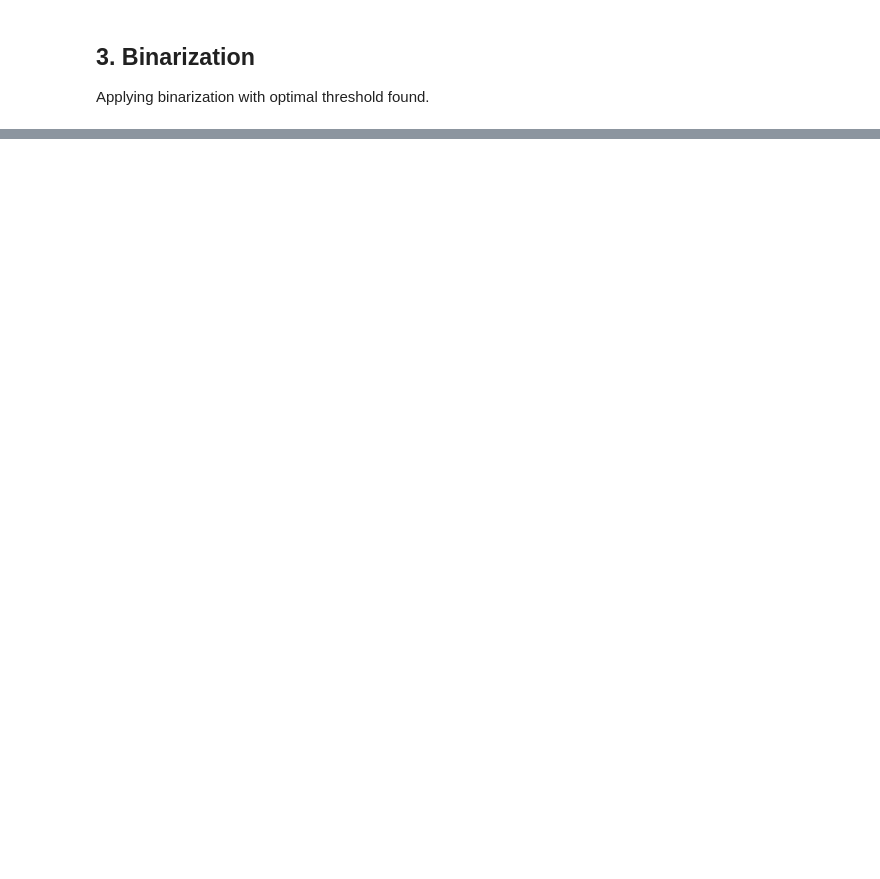
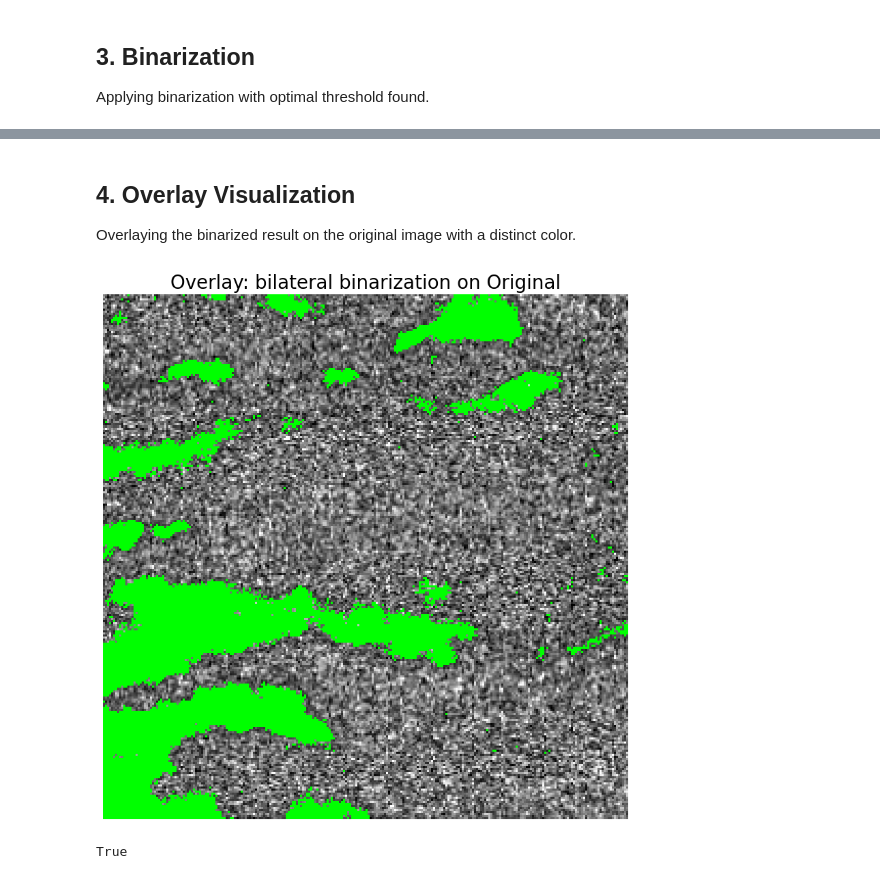
Before and after one commit to HenriqueMayer/t1-introducao-a-visao-computacional, a Jupyter notebook: notebooks/pipeline_demo.ipynb, the cells around one changed output, grey strips where cells are left out. Saved outputs shown, nothing was run; the diff lists cells and outputs as text; code cells hidden in the pictures; blank space fills up the shorter version.

```diff
--- a/notebooks/pipeline_demo.ipynb
+++ b/notebooks/pipeline_demo.ipynb
@@ -106,0 +106,26 @@ plt.show()
+# %% [markdown]
+## 4. Overlay Visualization
+
+Overlaying the binarized result on the original image with a distinct color.
+# %%
+# Choose the best filter (e.g., 'gaussian' or 'bilateral' based on MSE)
+best_filter = "bilateral"
+img_to_bin = filtered_images[best_filter]
+params = best_params.get(best_filter, {"threshold": 127, "inverse": False})
+binarized = noise_filter.binarization(img_to_bin, params['threshold'], inverse=params['inverse'])
+
+# Create RGB overlay
+overlay = cv2.cvtColor(original, cv2.COLOR_GRAY2RGB)
+
+overlay[binarized == 255] = [0, 255, 0]
+
+plt.figure(figsize=(10, 10))
+plt.imshow(overlay)
+plt.title(f"Overlay: {best_filter} binarization on Original", fontsize=20)
+plt.axis('off')
+plt.savefig(output_dir/"overlay_example.png", dpi=300, bbox_inches='tight')
+plt.show()
+cv2.imwrite(str(output_dir / "05_overlay.png"), cv2.cvtColor(overlay, cv2.COLOR_RGB2BGR))
+# %% [output]
+[figure, added]
+True
```
Also changed, not shown: parts of 4 cells of this notebook, 2 other files.
